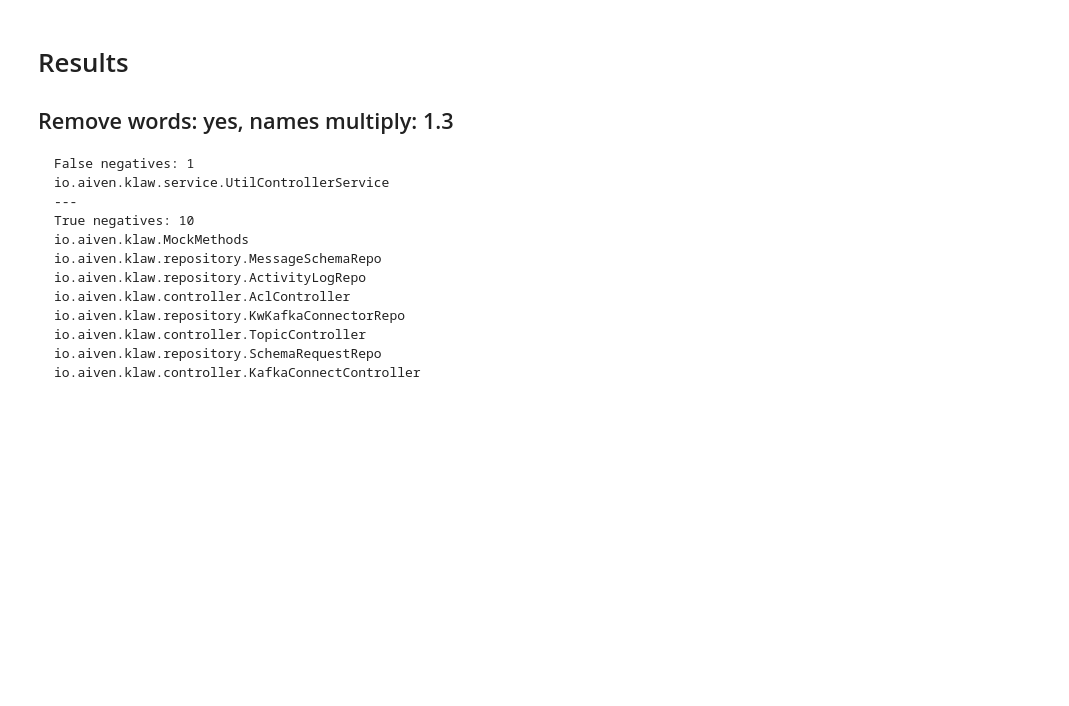
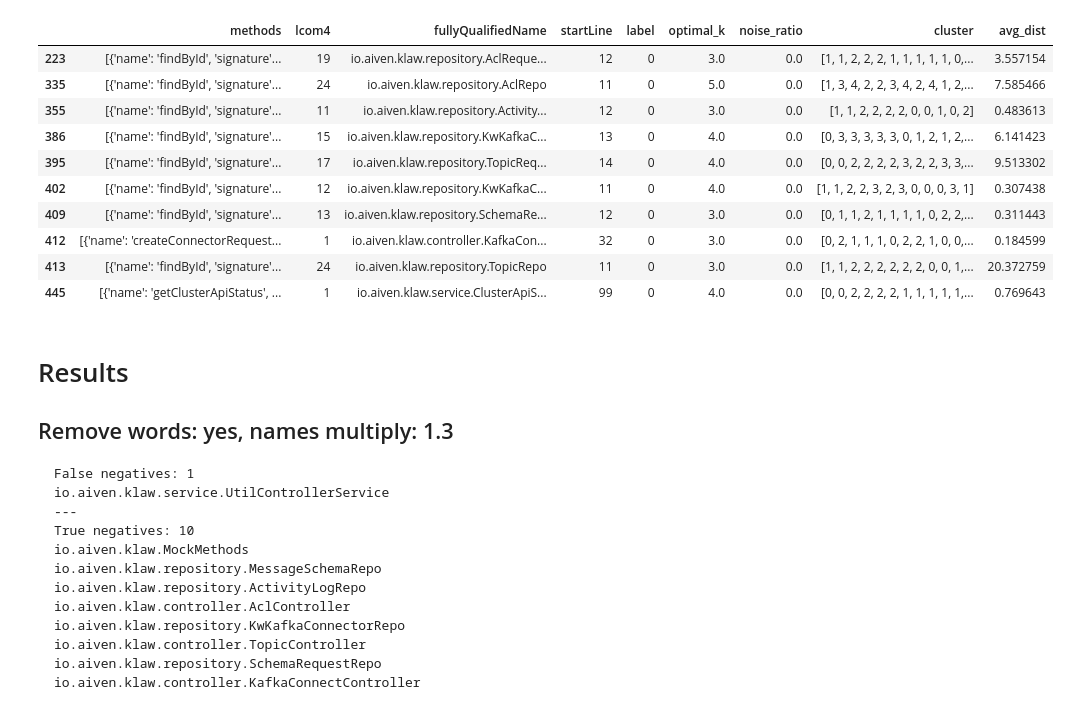
Before and after one commit to Ricaps/JEAD, a Jupyter notebook: AiDetector/training/src/pipelines/multi-service.ipynb, the cells around one changed output. Saved outputs shown, nothing was run; the diff lists cells and outputs as text; code cells hidden in the pictures; blank space fills up the shorter version.

```diff
--- a/AiDetector/training/src/pipelines/multi-service.ipynb
+++ b/AiDetector/training/src/pipelines/multi-service.ipynb
@@ -183,10 +427,15 @@ data_frame.to_json(output_file, lines=True, orient="records")
 # %%
-input_file = "/media/martin/BigData/datasets/github-projects/klaw/multi-service-final-multiply_signature-remove-words_yes.jsonl"
+# input_file = "/media/martin/BigData/datasets/github-projects/klaw/multi-service-final-multiply_signature-remove-words_yes.jsonl"
+input_file = (
+    "/media/martin/BigData/datasets/github-projects/klaw/final-with-centroids.jsonl"
+)
+# input_file = "/media/martin/BigData/datasets/pa165-git/multi-service-with-distances.jsonl"
 # input_file = "/media/martin/BigData/datasets/github-projects/cas/multi-service-result-codebert-combined.jsonl"
 
 df = pd.read_json(input_file, lines=True)
-one_cluster_lines = df.query("optimal_k == 1 and noise_ratio <= 0.3")
-more_cluster_lines = df.query("optimal_k > 1 or noise_ratio > 0.3")
+df = df.query("optimal_k.notnull()")
+more_cluster_lines = df.query("optimal_k > 2")
+one_cluster_lines = df.drop(more_cluster_lines.index)
 
 
 def count_rows_and_print(df: pd.DataFrame, query: str, stat_type: str):
@@ -227,33 +476,42 @@ F1 score: {f1_score}
 -------------
 """)
 
-class_clusters = defaultdict(dict)
+# eval_df = df[df["label"].notna()]
+# y_true = eval_df["label"].astype(int)
+# y_pred = pd.Series(0, index=eval_df.index)
+# y_pred[eval_df.index.isin(more_cluster_lines.index)] = 1
 
-for _, record in more_cluster_lines.iterrows():
-    k = record["optimal_k"]
-    clusters = record["cluster"]
-    methods = record["methods"]
-    class_name = record["fullyQualifiedName"]
-    cohesion = record["lcom4"]
-    noise_ratio = record["noise_ratio"]
+# print("Stats")
+# print(classification_report(y_true, y_pred, target_names=["Cohesive", "Multiservice"]))
 
-    method_clusters = {}
-    for index, cluster in enumerate(clusters):
-        cluster_number_str = str(cluster)
-        method = methods[index]
-        if cluster_number_str in method_clusters:
-            method_clusters[cluster_number_str].append(method)
-        else:
-            method_clusters[cluster_number_str] = [method]
+# class_clusters = defaultdict(dict)
+#
+# for _, record in more_cluster_lines.iterrows():
+#     k = record["optimal_k"]
+#     clusters = record["cluster"]
+#     methods = record["methods"]
+#     class_name = record["fullyQualifiedName"]
+#     cohesion = record["lcom4"]
+#     noise_ratio = record["noise_ratio"]
+#
+#     method_clusters = {}
+#     for index, cluster in enumerate(clusters):
+#         cluster_number_str = str(cluster)
+#         method = methods[index]
+#         if cluster_number_str in method_clusters:
+#             method_clusters[cluster_number_str].append(method)
+#         else:
+#             method_clusters[cluster_number_str] = [method]
+#
+#     class_clusters[class_name]["methods"] = method_clusters
+#     class_clusters[class_name]["lcom4"] = cohesion
+#     class_clusters[class_name]["noise_ratio"] = noise_ratio
+#
+# for className, metadata in class_clusters.items():
+#     print(f"--- Class {className}, LCOM4: {metadata['lcom4']} ---")
+#     for cluster, methods in metadata["methods"].items():
+#         print(f"Cluster {cluster}: {json.dumps(methods, indent=2)}\n")
+#     print()
 
-    class_clusters[class_name]["methods"] = method_clusters
-    class_clusters[class_name]["lcom4"] = cohesion
-    class_clusters[class_name]["noise_ratio"] = noise_ratio
-
-for className, metadata in class_clusters.items():
-    print(f"--- Class {className}, LCOM4: {metadata['lcom4']} ---")
-    for cluster, methods in metadata["methods"].items():
-        print(f"Cluster {cluster}: {json.dumps(methods, indent=2)}\n")
-    print()
-
-more_cluster_lines
+more_cluster_lines.query("label == 0")
+# %% [output]
@@ -260,3 +535,14 @@ more_cluster_lines
+|  | methods | lcom4 | fullyQualifiedName | startLine | label | optimal_k | noise_ratio | cluster | avg_dist |
+| 223 | [{'name': 'findById', 'signature'... | 19 | io.aiven.klaw.repository.AclReque... | 12 | 0 | 3.0 | 0.0 | [1, 1, 2, 2, 2, 1, 1, 1, 1, 1, 0,... | 3.557154 |
+| 335 | [{'name': 'findById', 'signature'... | 24 | io.aiven.klaw.repository.AclRepo | 11 | 0 | 5.0 | 0.0 | [1, 3, 4, 2, 2, 3, 4, 2, 4, 1, 2,... | 7.585466 |
+| 355 | [{'name': 'findById', 'signature'... | 11 | io.aiven.klaw.repository.Activity... | 12 | 0 | 3.0 | 0.0 | [1, 1, 2, 2, 2, 2, 0, 0, 1, 0, 2] | 0.483613 |
+| 386 | [{'name': 'findById', 'signature'... | 15 | io.aiven.klaw.repository.KwKafkaC... | 13 | 0 | 4.0 | 0.0 | [0, 3, 3, 3, 3, 3, 0, 1, 2, 1, 2,... | 6.141423 |
+| 395 | [{'name': 'findById', 'signature'... | 17 | io.aiven.klaw.repository.TopicReq... | 14 | 0 | 4.0 | 0.0 | [0, 0, 2, 2, 2, 2, 3, 2, 2, 3, 3,... | 9.513302 |
+| 402 | [{'name': 'findById', 'signature'... | 12 | io.aiven.klaw.repository.KwKafkaC... | 11 | 0 | 4.0 | 0.0 | [1, 1, 2, 2, 3, 2, 3, 0, 0, 0, 3, 1] | 0.307438 |
+| 409 | [{'name': 'findById', 'signature'... | 13 | io.aiven.klaw.repository.SchemaRe... | 12 | 0 | 3.0 | 0.0 | [0, 1, 1, 2, 1, 1, 1, 1, 0, 2, 2,... | 0.311443 |
+| 412 | [{'name': 'createConnectorRequest... | 1 | io.aiven.klaw.controller.KafkaCon... | 32 | 0 | 3.0 | 0.0 | [0, 2, 1, 1, 1, 0, 2, 2, 1, 0, 0,... | 0.184599 |
+| 413 | [{'name': 'findById', 'signature'... | 24 | io.aiven.klaw.repository.TopicRepo | 11 | 0 | 3.0 | 0.0 | [1, 1, 2, 2, 2, 2, 2, 2, 0, 0, 1,... | 20.372759 |
+| 445 | [{'name': 'getClusterApiStatus', ... | 1 | io.aiven.klaw.service.ClusterApiS... | 99 | 0 | 4.0 | 0.0 | [0, 0, 2, 2, 2, 2, 1, 1, 1, 1, 1,... | 0.769643 |
 # %%
 from pipelines.shared import input_until_integer
 
```
Also changed, not shown: parts of 5 cells of this notebook.
